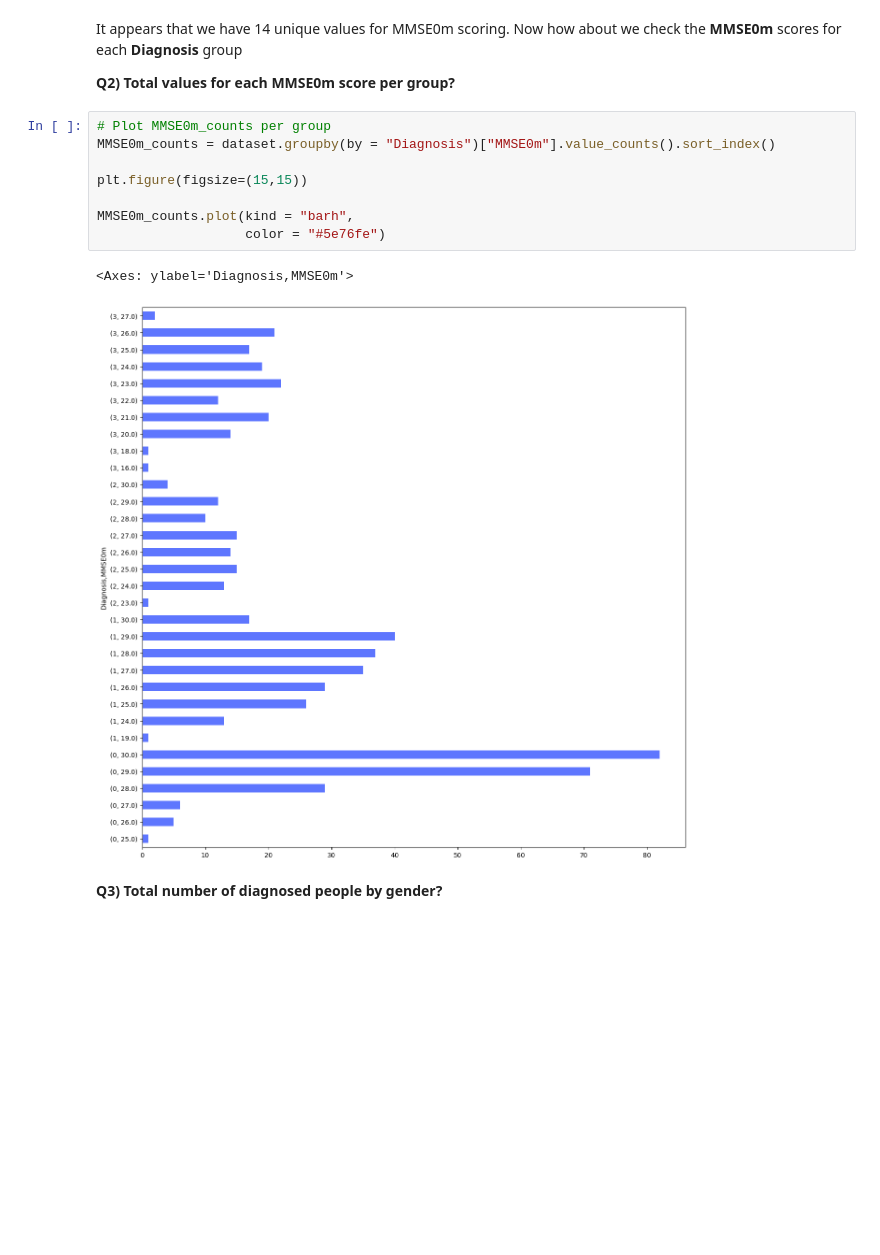
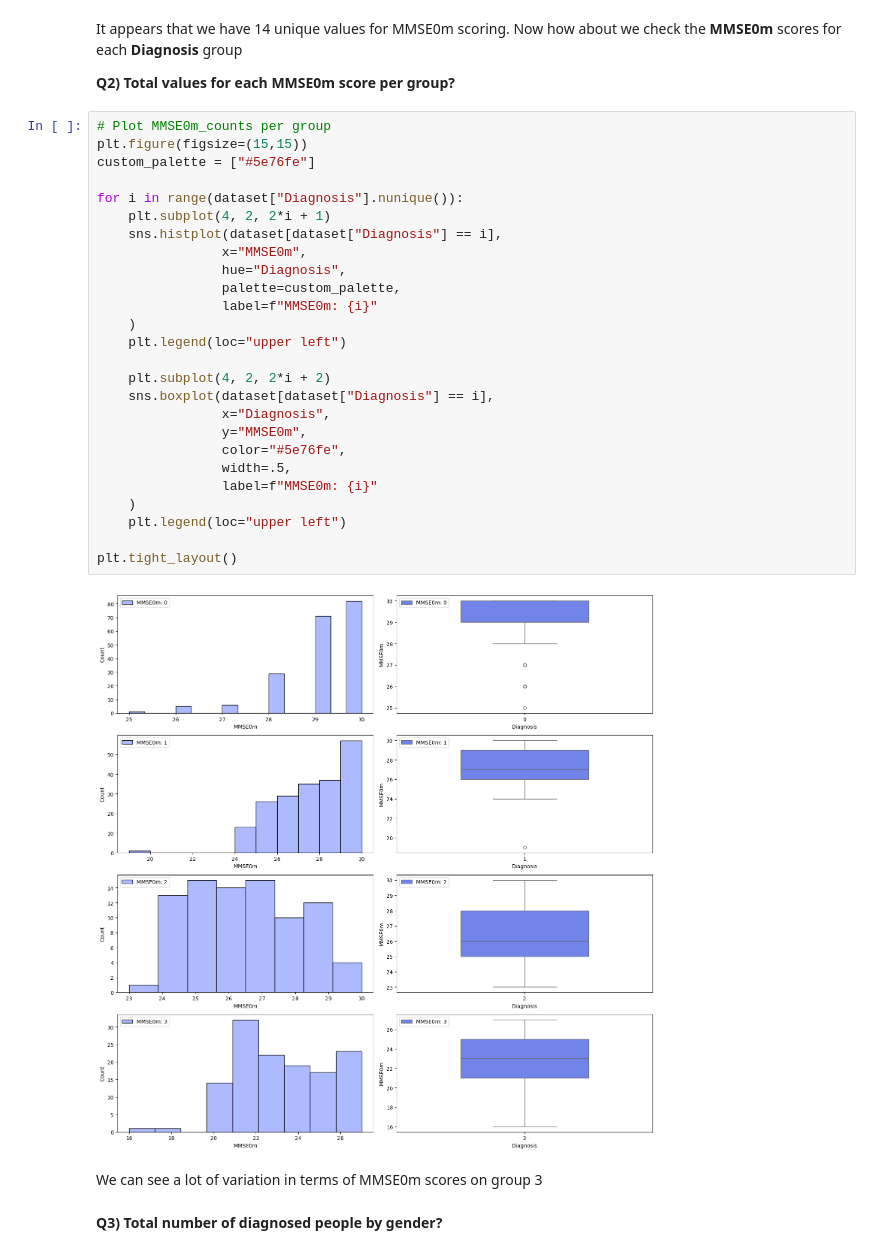
Before and after one commit to InfoAdam1998/Thesis-Project, a Jupyter notebook: notebooks/explanatory_data_analysis/univariate_analysis.ipynb, the cells around one changed output. Cells and saved outputs as stored; diff of their text form; blank space fills up the shorter version.

```diff
--- a/notebooks/explanatory_data_analysis/univariate_analysis.ipynb
+++ b/notebooks/explanatory_data_analysis/univariate_analysis.ipynb
@@ -146,17 +162,36 @@ dataset[["MMSE0m"]].value_counts().sort_values(ascending = False).plot(kind ="ba
 It appears that we have 14 unique values for MMSE0m scoring. Now how about we check the **MMSE0m** scores for each **Diagnosis** group
 
 **Q2) Total values for each MMSE0m score per group?**
-# %%
-# Plot MMSE0m_counts per group
-MMSE0m_counts = dataset.groupby(by = "Diagnosis")["MMSE0m"].value_counts().sort_index()
-
-plt.figure(figsize=(15,15))
-
-MMSE0m_counts.plot(kind = "barh",
-                   color = "#5e76fe")
-# %% [output]
-<Axes: ylabel='Diagnosis,MMSE0m'>
-[figure, removed]
+# %%
+# Plot MMSE0m_counts per group
+plt.figure(figsize=(15,15))
+custom_palette = ["#5e76fe"]
+
+for i in range(dataset["Diagnosis"].nunique()):
+    plt.subplot(4, 2, 2*i + 1)
+    sns.histplot(dataset[dataset["Diagnosis"] == i],
+                x="MMSE0m",
+                hue="Diagnosis",
+                palette=custom_palette,
+                label=f"MMSE0m: {i}"
+    )
+    plt.legend(loc="upper left")
+
+    plt.subplot(4, 2, 2*i + 2)
+    sns.boxplot(dataset[dataset["Diagnosis"] == i],
+                x="Diagnosis",
+                y="MMSE0m",
+                color="#5e76fe",
+                width=.5,
+                label=f"MMSE0m: {i}"
+    )
+    plt.legend(loc="upper left")
+
+plt.tight_layout()
+# %% [output]
+[figure, added]
+# %% [markdown]
+We can see a lot of variation in terms of MMSE0m scores on group 3
 # %% [markdown]
 **Q3) Total number of diagnosed people by gender?**
 # %%
```
Also changed, not shown: parts of 12 cells of this notebook, 10 other files.
